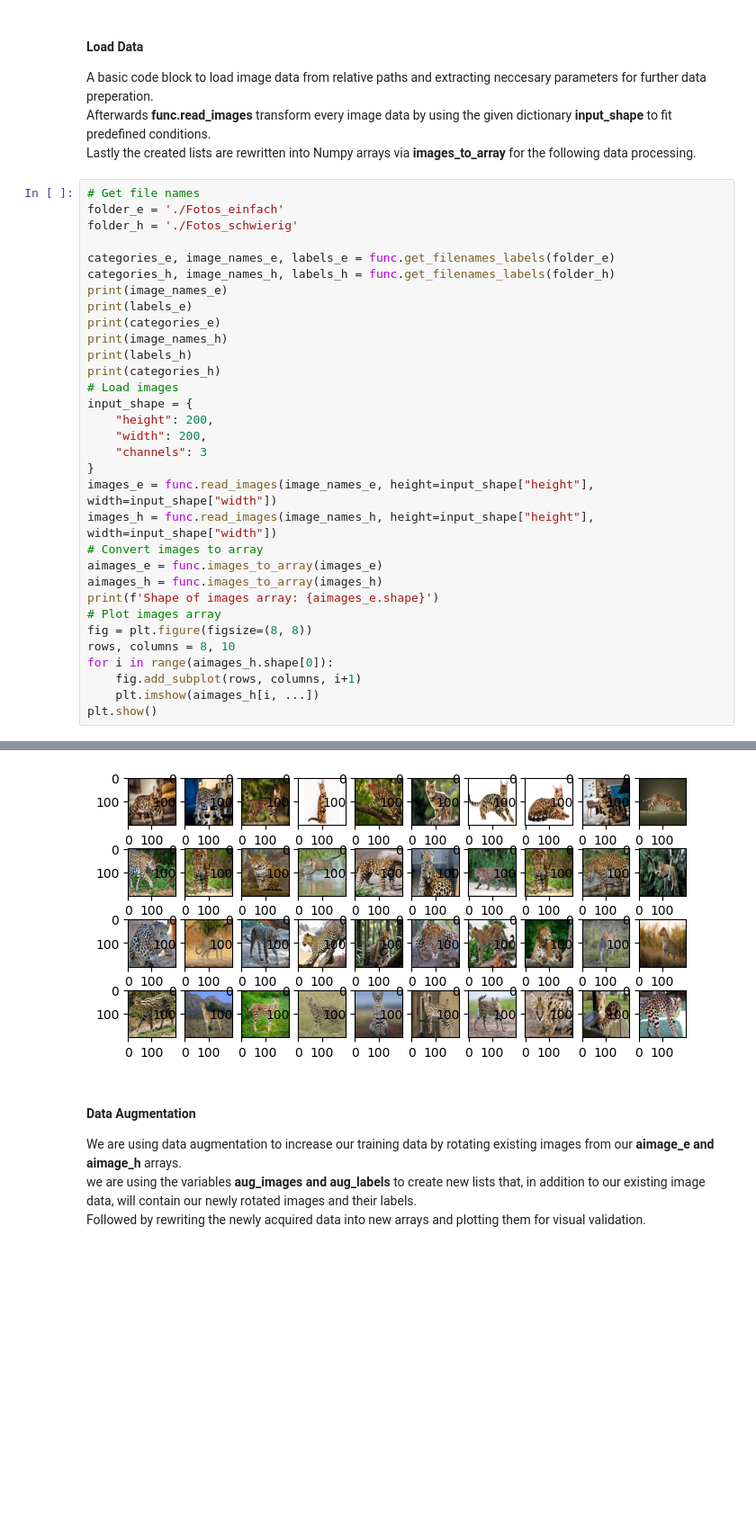
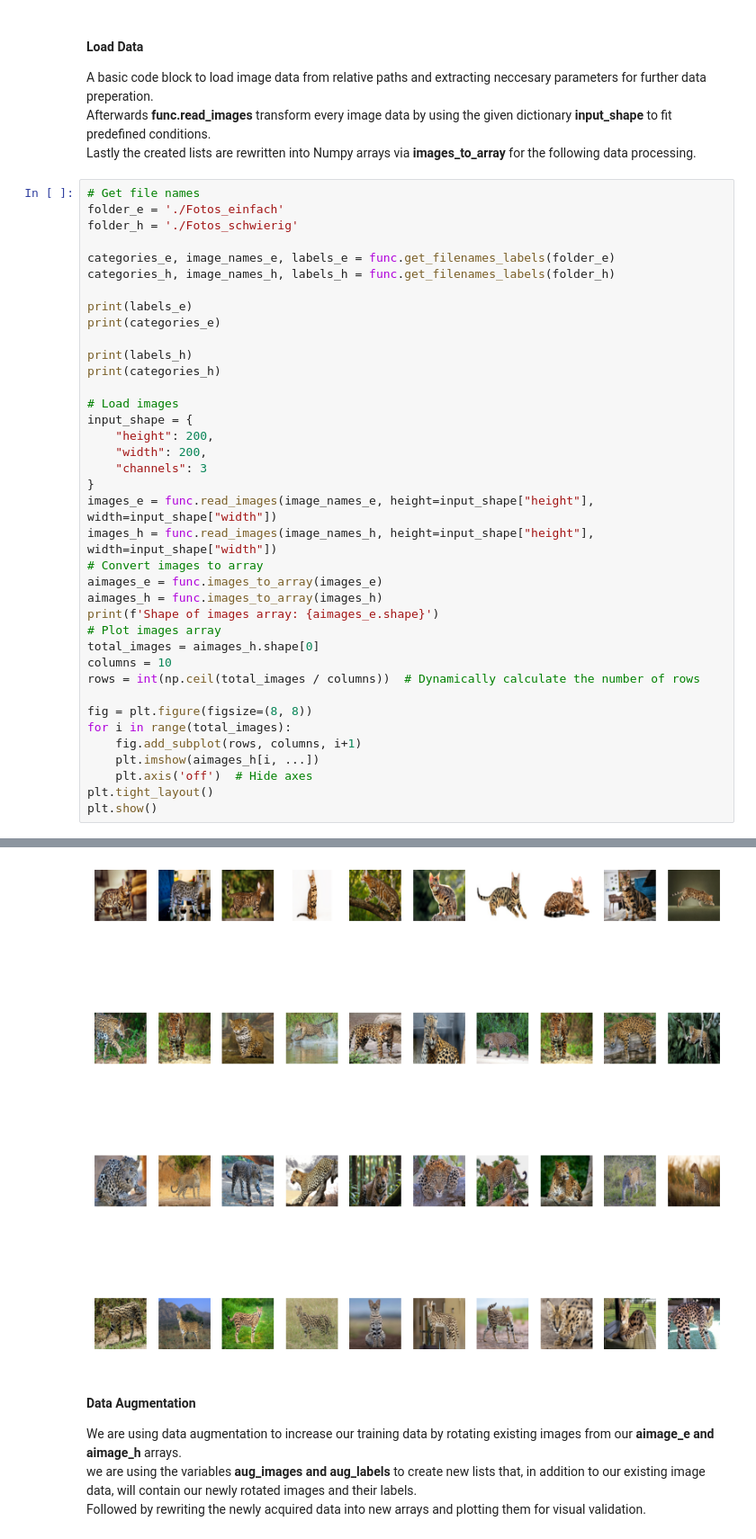
Before and after one commit to D0dizzle/Machine-and-Deep-Learning, a Jupyter notebook: Prüfung.ipynb, the cells around one changed output, grey strips where cells are left out. Shown at 90% size. Saved outputs shown, nothing was run; the diff lists cells and outputs as text; blank space fills up the shorter version.

```diff
--- a/Prüfung.ipynb
+++ b/Prüfung.ipynb
@@ -24,12 +24,13 @@ folder_h = './Fotos_schwierig'
 
 categories_e, image_names_e, labels_e = func.get_filenames_labels(folder_e)
 categories_h, image_names_h, labels_h = func.get_filenames_labels(folder_h)
-print(image_names_e)
+
 print(labels_e)
 print(categories_e)
-print(image_names_h)
+
 print(labels_h)
 print(categories_h)
+
 # Load images
 input_shape = {
     "height": 200,
@@ -43,10 +44,15 @@ aimages_e = func.images_to_array(images_e)
 aimages_h = func.images_to_array(images_h)
 print(f'Shape of images array: {aimages_e.shape}')
 # Plot images array
+total_images = aimages_h.shape[0]
+columns = 10
+rows = int(np.ceil(total_images / columns))  # Dynamically calculate the number of rows
+
 fig = plt.figure(figsize=(8, 8))
-rows, columns = 8, 10
-for i in range(aimages_h.shape[0]):
+for i in range(total_images):
     fig.add_subplot(rows, columns, i+1)
     plt.imshow(aimages_h[i, ...])
+    plt.axis('off')  # Hide axes
+plt.tight_layout()
 plt.show()
 # %% [output]
@@ -57,7 +61,7 @@ plt.show()
 ['bengal', 'bengal', 'bengal', 'bengal', 'bengal', 'bengal', 'bengal', 'bengal', 'bengal', 'bengal', 'jaguar', 'jaguar', 'jaguar', 'jaguar', 'jaguar', 'jaguar', 'jaguar', 'jaguar', 'jaguar', 'jaguar', ...
 ['bengal', 'jaguar', 'leopard', 'serval']
 Shape of images array: (40, 200, 200, 3)
-[figure, old version]
+[figure, new version]
 # %% [markdown]
 #### Data Augmentation
 We are using data augmentation to increase our training data by rotating existing images from our **aimage_e and aimage_h** arrays. <br>
```
Also changed, not shown: parts of 1 cell of this notebook.
